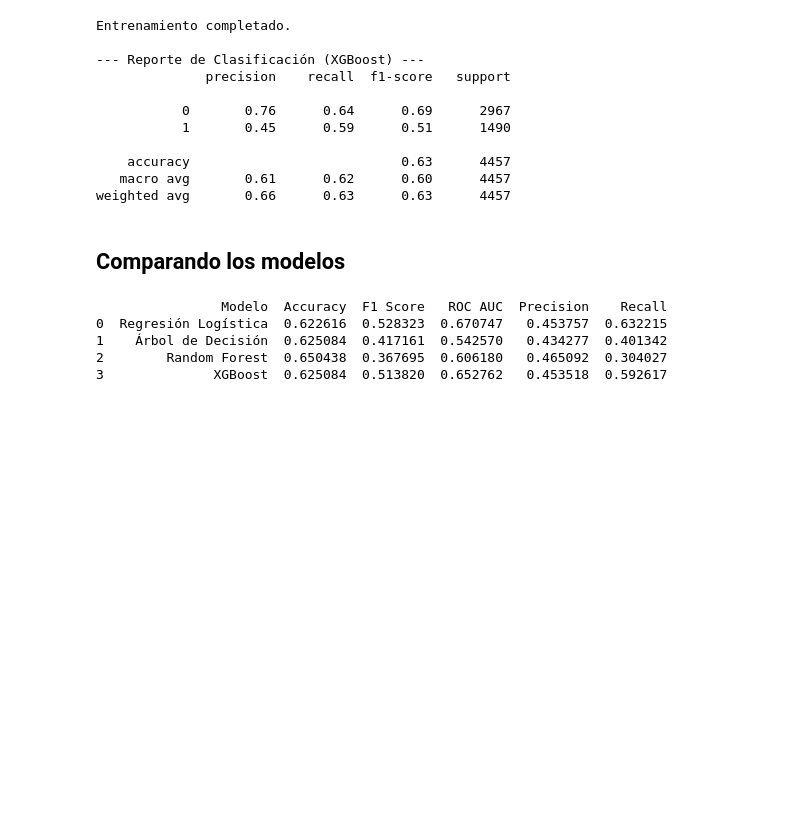
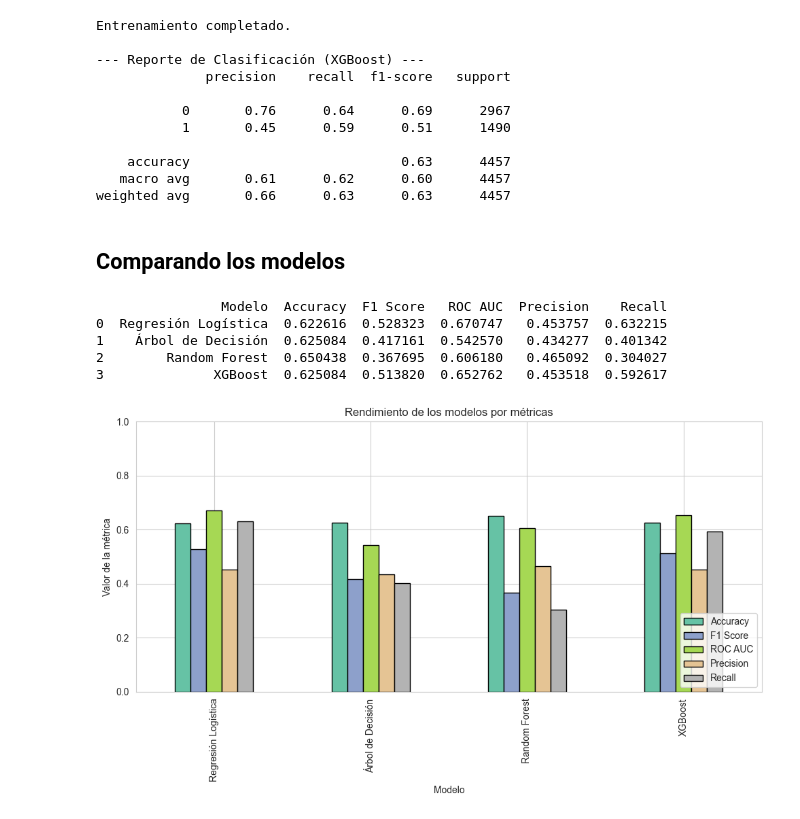
Before and after one commit to DiegoMiranda19/Practica_Modelos_Clasificacion, a Jupyter notebook: Cuadernos/Ejercicio_practica_Clase2.ipynb, the cells around one changed output. Drawn from its saved outputs; the diff is of its cells as text; code cells hidden in the pictures; blank space fills up the shorter version.

```diff
--- a/Cuadernos/Ejercicio_practica_Clase2.ipynb
+++ b/Cuadernos/Ejercicio_practica_Clase2.ipynb
@@ -372,3 +374,16 @@ print(metrics_df)
 1    Árbol de Decisión  0.625084  0.417161  0.542570   0.434277  0.401342
 2        Random Forest  0.650438  0.367695  0.606180   0.465092  0.304027
 3              XGBoost  0.625084  0.513820  0.652762   0.453518  0.592617
+# %%
+metrics_df.set_index('Modelo')[['Accuracy', 'F1 Score', 'ROC AUC', 'Precision', 'Recall']].plot(
+    kind='bar', figsize=(10, 6), colormap='Set2', edgecolor='black'
+)
+plt.title('Rendimiento de los modelos por métricas')
+plt.ylabel('Valor de la métrica')
+plt.xlabel('Modelo')
+plt.legend(loc='lower right')
+plt.ylim(0, 1)
+plt.tight_layout()
+plt.show()
+# %% [output]
+[figure, added]
```
Also changed, not shown: parts of 1 cell of this notebook.
